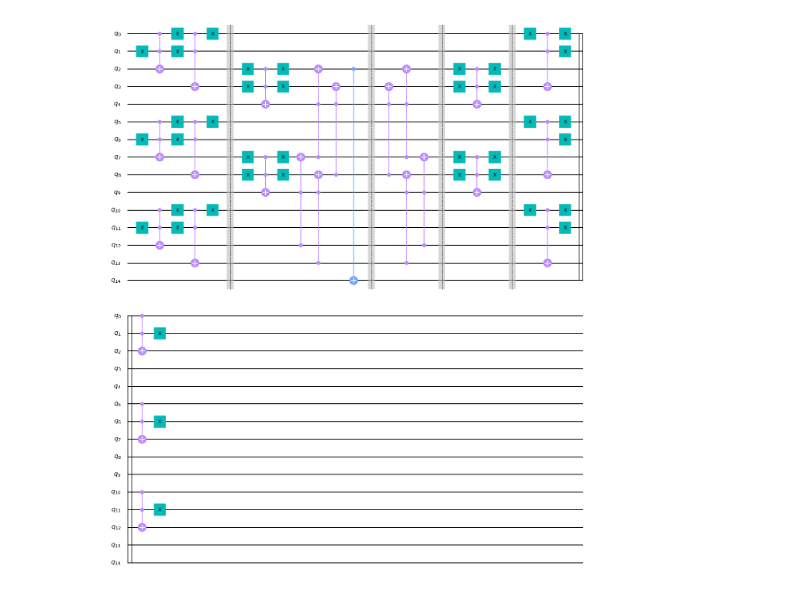
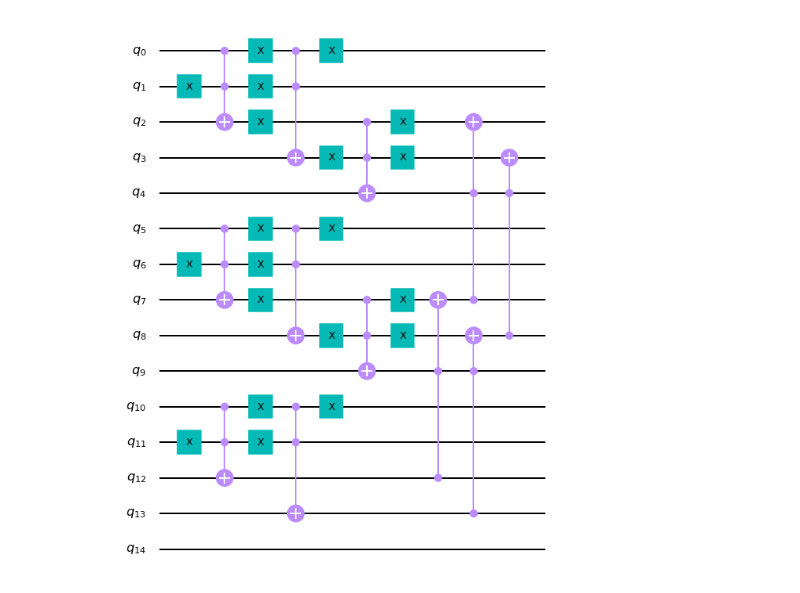
Before and after one commit to ix-stefstet/qaif, a Jupyter notebook: src/jupyter/Reversible compare oracle.ipynb, the cells around one changed output. Cells and saved outputs as stored; diff of their text form; code cells hidden in the pictures.

```diff
--- a/src/jupyter/Reversible compare oracle.ipynb
+++ b/src/jupyter/Reversible compare oracle.ipynb
@@ -27,80 +27,37 @@ def diffuser(nqubits):
     U_s.name = "$U_s$"
     return U_s
 # %%
-
-
-def oracle():
-    qc = QuantumCircuit(15)
+def comparer():
+    comparerCircuit = QuantumCircuit(15)
 
     for i in range(3) :
-        qc.x(5 * i + 1)
+        comparerCircuit.x(5 * i + 1)
 
-        qc.ccx(5 * i + 0, 5 * i + 1, 5 * i + 2)
+        comparerCircuit.ccx(5 * i + 0, 5 * i + 1, 5 * i + 2)
 
-        qc.x(5 * i + 0)
-        qc.x(5 * i + 1)
+        comparerCircuit.x(5 * i + 0)
+        comparerCircuit.x(5 * i + 1)
 
-        qc.ccx(5 * i + 0, 5 * i + 1, 5 * i + 3)
+        comparerCircuit.ccx(5 * i + 0, 5 * i + 1, 5 * i + 3)
 
-        qc.x(5 * i + 0)
-
-    qc.barrier()
+        comparerCircuit.x(5 * i + 0)
 
     for i in range(2) :
-        qc.x(5 * i + 2)
-        qc.x(5 * i + 3)
+        comparerCircuit.x(5 * i + 2)
+        comparerCircuit.x(5 * i + 3)
 
-        qc.ccx(5 * i + 2, 5 * i + 3, 5 * i + 4)
+        comparerCircuit.ccx(5 * i + 2, 5 * i + 3, 5 * i + 4)
 
-        qc.x(5 * i + 2)
-        qc.x(5 * i + 3)
+        comparerCircuit.x(5 * i + 2)
+        comparerCircuit.x(5 * i + 3)
 
-    qc.ccx(12,9,7)
-    qc.ccx(13,9,8)
+    comparerCircuit.ccx(12,9,7)
+    comparerCircuit.ccx(13,9,8)
 
-    qc.ccx(7,4,2)
-    qc.ccx(8,4,3)
+    comparerCircuit.ccx(7,4,2)
+    comparerCircuit.ccx(8,4,3)
+    return comparerCircuit
 
-    qc.cx(2, 14)
-
-    qc.barrier()
-
-    qc.ccx(8,4,3)
-    qc.ccx(7,4,2)
-    qc.ccx(13,9,8)
-    qc.ccx(12,9,7)
-
-    qc.barrier()
-
-    for i in range(2) :
-        qc.x(5 * i + 2)
-        qc.x(5 * i + 3)
-
-        qc.ccx(5 * i + 2, 5 * i + 3, 5 * i + 4)
-
-        qc.x(5 * i + 2)
-        qc.x(5 * i + 3)
-
-    qc.barrier()
-
-    for i in range(3) :
-        qc.x(5 * i + 0)
-
-        qc.ccx(5 * i + 0, 5 * i + 1, 5 * i + 3)
-
-        qc.x(5 * i + 1)
-        qc.x(5 * i + 0)
-
-        qc.ccx(5 * i + 0, 5 * i + 1, 5 * i + 2)
-
-        qc.x(5 * i + 1)
-    return qc
-
-cbits = ClassicalRegister(3, name='cbits')
-grover = QuantumCircuit(15)
-grover.add_register(cbits)
-
-oraculus = oracle()
-oraculus.draw()
+comparer().draw()
 # %% [output]
-[figure, old version]
+[figure, new version]
```
Also changed, not shown: parts of 4 cells of this notebook, 3 other files.
